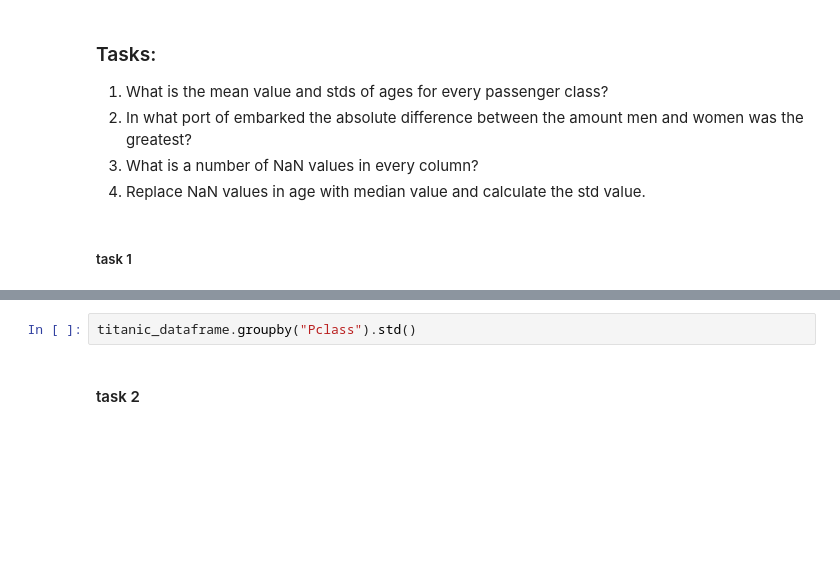
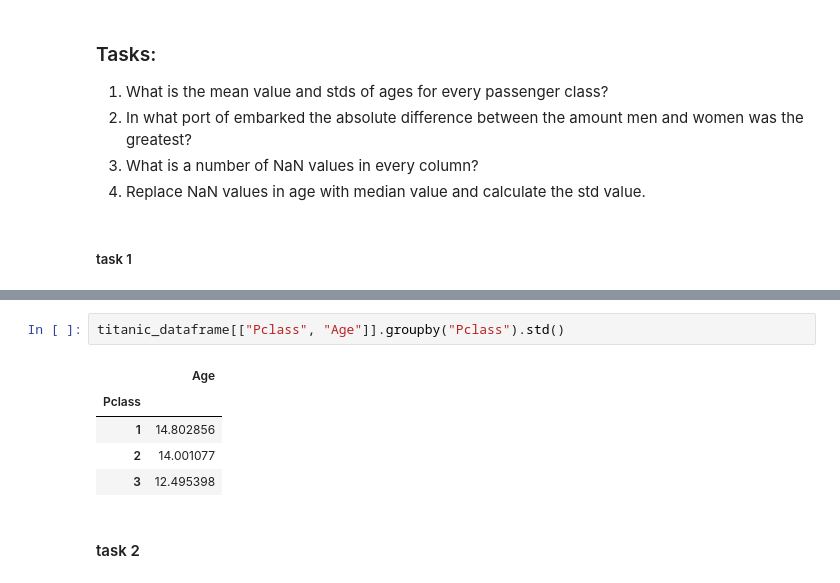
Before and after one commit to adasegroup/ML2025_seminars, a Jupyter notebook: Seminar_01/seminar01-solution.ipynb, the cells around one changed output, grey strips where cells are left out. Saved outputs shown, nothing was run; the diff lists cells and outputs as text; blank space fills up the shorter version.

```diff
--- a/Seminar_01/seminar01-solution.ipynb
+++ b/Seminar_01/seminar01-solution.ipynb
@@ -130,5 +282,11 @@ titanic_dataframe.groupby("Pclass").mean()
 # %%
-titanic_dataframe.groupby("Pclass").std()
+titanic_dataframe[["Pclass", "Age"]].groupby("Pclass").std()
+# %% [output]
+|  | Age |
+| Pclass |  |
+| 1 | 14.802856 |
+| 2 | 14.001077 |
+| 3 | 12.495398 |
 # %% [markdown]
 #### task 2
 # %%
```
Also changed, not shown: parts of 38 cells of this notebook.
